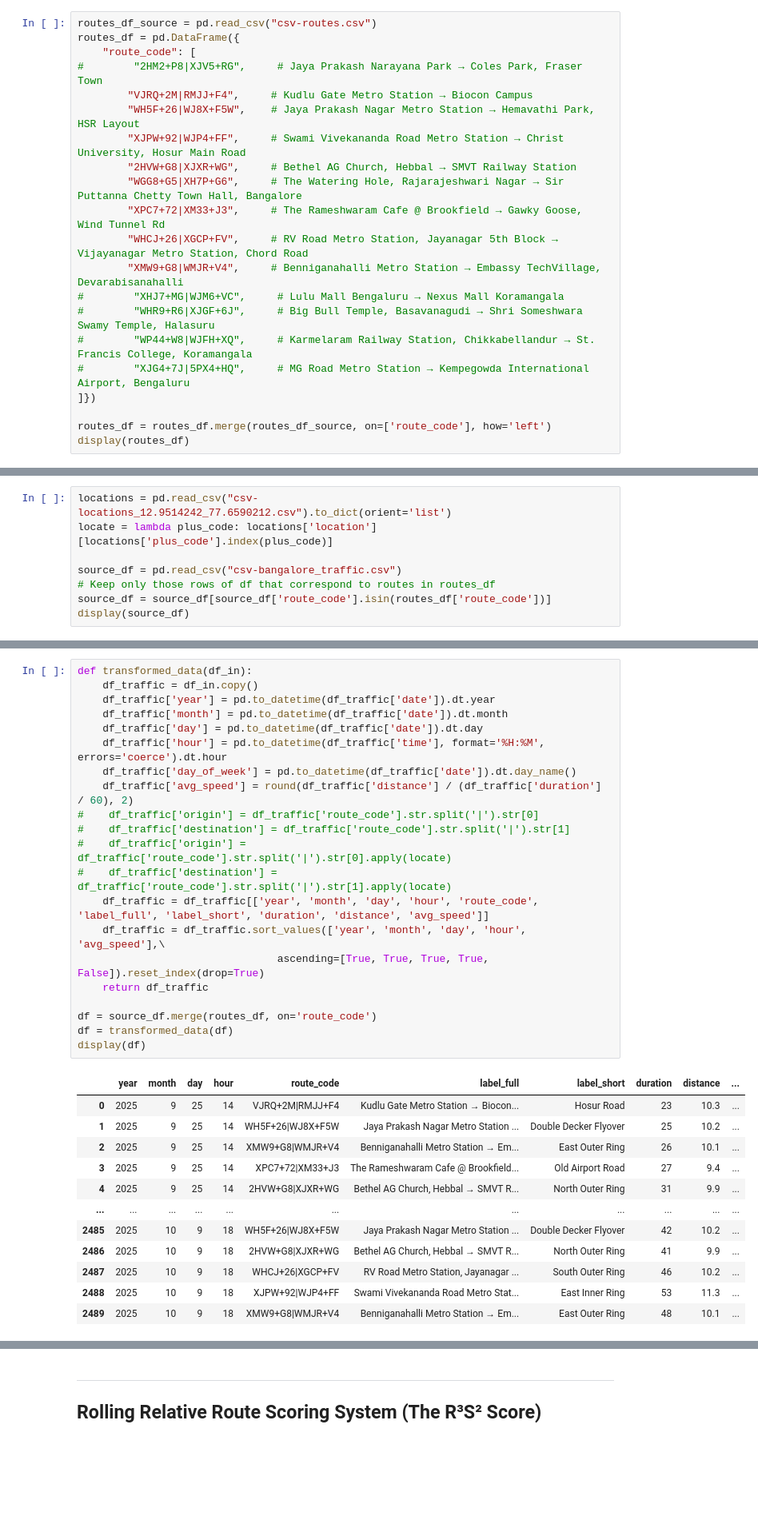
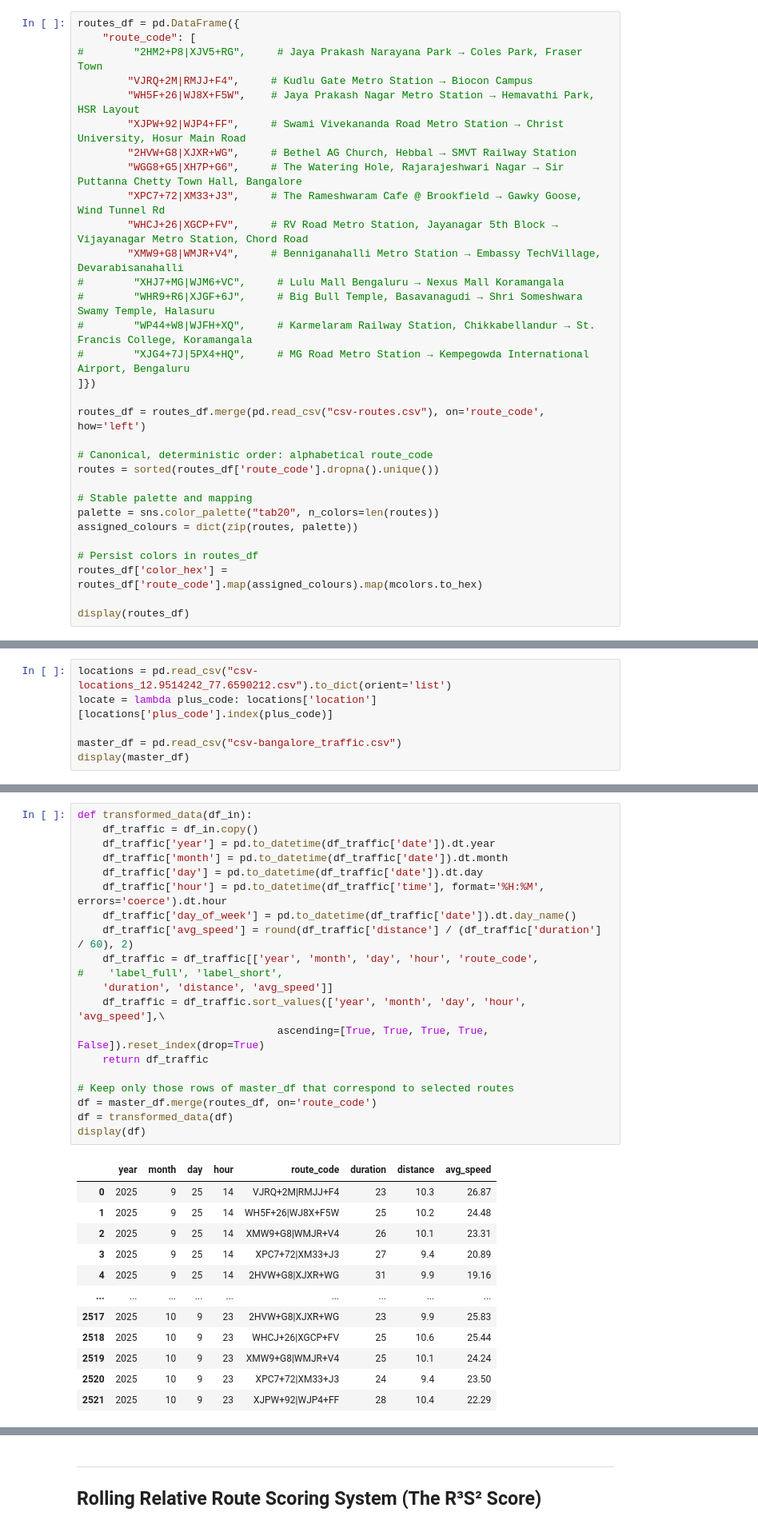
Before and after one commit to thecont1/blr-traffic-monitor, a Jupyter notebook: traffic_visual.ipynb, the cells around one changed output, grey strips where cells are left out. Shown: that part at 80% size. Saved outputs shown, nothing was run; the diff lists cells and outputs as text; blank space fills up the shorter version.

```diff
--- a/traffic_visual.ipynb
+++ b/traffic_visual.ipynb
@@ -9,7 +10,6 @@ from datetime import datetime, timedelta
 import warnings
 warnings.filterwarnings('ignore', category=UserWarning, message='Glyph.*missing from font')
 # %%
-routes_df_source = pd.read_csv("csv-routes.csv")
 routes_df = pd.DataFrame({
     "route_code": [
 #        "2HM2+P8|XJV5+RG",     # Jaya Prakash Narayana Park → Coles Park, Fraser Town
@@ -27,6 +27,17 @@ routes_df = pd.DataFrame({
 #        "XJG4+7J|5PX4+HQ",     # MG Road Metro Station → Kempegowda International Airport, Bengaluru
 ]})
 
-routes_df = routes_df.merge(routes_df_source, on=['route_code'], how='left')
+routes_df = routes_df.merge(pd.read_csv("csv-routes.csv"), on='route_code', how='left')
+
+# Canonical, deterministic order: alphabetical route_code
+routes = sorted(routes_df['route_code'].dropna().unique())
+
+# Stable palette and mapping
+palette = sns.color_palette("tab20", n_colors=len(routes))
+assigned_colours = dict(zip(routes, palette))
+
+# Persist colors in routes_df
+routes_df['color_hex'] = routes_df['route_code'].map(assigned_colours).map(mcolors.to_hex)
+
 display(routes_df)
 # %% [output]
@@ -45,9 +56,7 @@ display(routes_df)
 locations = pd.read_csv("csv-locations_12.9514242_77.6590212.csv").to_dict(orient='list')
 locate = lambda plus_code: locations['location'][locations['plus_code'].index(plus_code)]
 
-source_df = pd.read_csv("csv-bangalore_traffic.csv")
-# Keep only those rows of df that correspond to routes in routes_df
-source_df = source_df[source_df['route_code'].isin(routes_df['route_code'])]
-display(source_df)
+master_df = pd.read_csv("csv-bangalore_traffic.csv")
+display(master_df)
 # %% [output]
 |  | date | time | route_code | duration | distance |
@@ -66,34 +75,33 @@ display(source_df)
 # %%
 def transformed_data(df_in):
     df_traffic = df_in.copy()
     df_traffic['year'] = pd.to_datetime(df_traffic['date']).dt.year
     df_traffic['month'] = pd.to_datetime(df_traffic['date']).dt.month
     df_traffic['day'] = pd.to_datetime(df_traffic['date']).dt.day
     df_traffic['hour'] = pd.to_datetime(df_traffic['time'], format='%H:%M', errors='coerce').dt.hour
     df_traffic['day_of_week'] = pd.to_datetime(df_traffic['date']).dt.day_name()
     df_traffic['avg_speed'] = round(df_traffic['distance'] / (df_traffic['duration'] / 60), 2)
-#    df_traffic['origin'] = df_traffic['route_code'].str.split('|').str[0]
-#    df_traffic['destination'] = df_traffic['route_code'].str.split('|').str[1]
-#    df_traffic['origin'] = df_traffic['route_code'].str.split('|').str[0].apply(locate)
-#    df_traffic['destination'] = df_traffic['route_code'].str.split('|').str[1].apply(locate)
-    df_traffic = df_traffic[['year', 'month', 'day', 'hour', 'route_code', 'label_full', 'label_short', 'duration', 'distance', 'avg_speed']]
+    df_traffic = df_traffic[['year', 'month', 'day', 'hour', 'route_code',
+#    'label_full', 'label_short',
+    'duration', 'distance', 'avg_speed']]
     df_traffic = df_traffic.sort_values(['year', 'month', 'day', 'hour', 'avg_speed'],\
                                 ascending=[True, True, True, True, False]).reset_index(drop=True)
     return df_traffic
 
-df = source_df.merge(routes_df, on='route_code')
+# Keep only those rows of master_df that correspond to selected routes
+df = master_df.merge(routes_df, on='route_code')
 df = transformed_data(df)
 display(df)
 # %% [output]
-|  | year | month | day | hour | route_code | label_full | label_short | duration | distance | ... |
-| 0 | 2025 | 9 | 25 | 14 | VJRQ+2M|RMJJ+F4 | Kudlu Gate Metro Station → Biocon... | Hosur Road | 23 | 10.3 | ... |
-| 1 | 2025 | 9 | 25 | 14 | WH5F+26|WJ8X+F5W | Jaya Prakash Nagar Metro Station ... | Double Decker Flyover | 25 | 10.2 | ... |
-| 2 | 2025 | 9 | 25 | 14 | XMW9+G8|WMJR+V4 | Benniganahalli Metro Station → Em... | East Outer Ring | 26 | 10.1 | ... |
-| 3 | 2025 | 9 | 25 | 14 | XPC7+72|XM33+J3 | The Rameshwaram Cafe @ Brookfield... | Old Airport Road | 27 | 9.4 | ... |
-| 4 | 2025 | 9 | 25 | 14 | 2HVW+G8|XJXR+WG | Bethel AG Church, Hebbal → SMVT R... | North Outer Ring | 31 | 9.9 | ... |
-| ... | ... | ... | ... | ... | ... | ... | ... | ... | ... | ... |
-| 2485 | 2025 | 10 | 9 | 18 | WH5F+26|WJ8X+F5W | Jaya Prakash Nagar Metro Station ... | Double Decker Flyover | 42 | 10.2 | ... |
-| 2486 | 2025 | 10 | 9 | 18 | 2HVW+G8|XJXR+WG | Bethel AG Church, Hebbal → SMVT R... | North Outer Ring | 41 | 9.9 | ... |
-| 2487 | 2025 | 10 | 9 | 18 | WHCJ+26|XGCP+FV | RV Road Metro Station, Jayanagar ... | South Outer Ring | 46 | 10.2 | ... |
-| 2488 | 2025 | 10 | 9 | 18 | XJPW+92|WJP4+FF | Swami Vivekananda Road Metro Stat... | East Inner Ring | 53 | 11.3 | ... |
-| 2489 | 2025 | 10 | 9 | 18 | XMW9+G8|WMJR+V4 | Benniganahalli Metro Station → Em... | East Outer Ring | 48 | 10.1 | ... |
+|  | year | month | day | hour | route_code | duration | distance | avg_speed |
+| 0 | 2025 | 9 | 25 | 14 | VJRQ+2M|RMJJ+F4 | 23 | 10.3 | 26.87 |
+| 1 | 2025 | 9 | 25 | 14 | WH5F+26|WJ8X+F5W | 25 | 10.2 | 24.48 |
+| 2 | 2025 | 9 | 25 | 14 | XMW9+G8|WMJR+V4 | 26 | 10.1 | 23.31 |
+| 3 | 2025 | 9 | 25 | 14 | XPC7+72|XM33+J3 | 27 | 9.4 | 20.89 |
+| 4 | 2025 | 9 | 25 | 14 | 2HVW+G8|XJXR+WG | 31 | 9.9 | 19.16 |
+| ... | ... | ... | ... | ... | ... | ... | ... | ... |
+| 2517 | 2025 | 10 | 9 | 23 | 2HVW+G8|XJXR+WG | 23 | 9.9 | 25.83 |
+| 2518 | 2025 | 10 | 9 | 23 | WHCJ+26|XGCP+FV | 25 | 10.6 | 25.44 |
+| 2519 | 2025 | 10 | 9 | 23 | XMW9+G8|WMJR+V4 | 25 | 10.1 | 24.24 |
+| 2520 | 2025 | 10 | 9 | 23 | XPC7+72|XM33+J3 | 24 | 9.4 | 23.50 |
+| 2521 | 2025 | 10 | 9 | 23 | XJPW+92|WJP4+FF | 28 | 10.4 | 22.29 |
```
Also changed, not shown: parts of 17 cells of this notebook.
